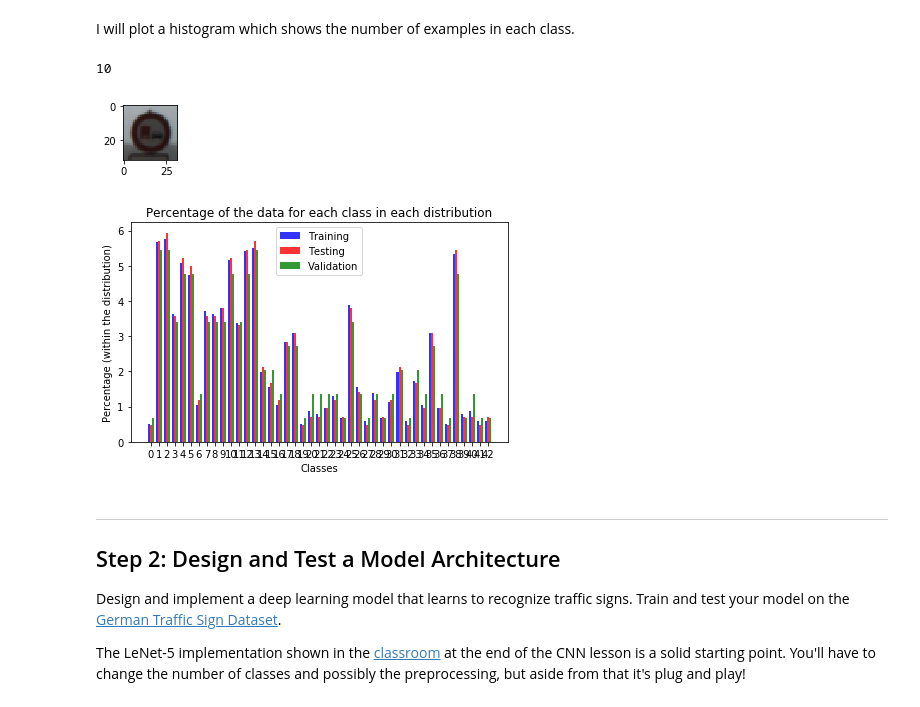
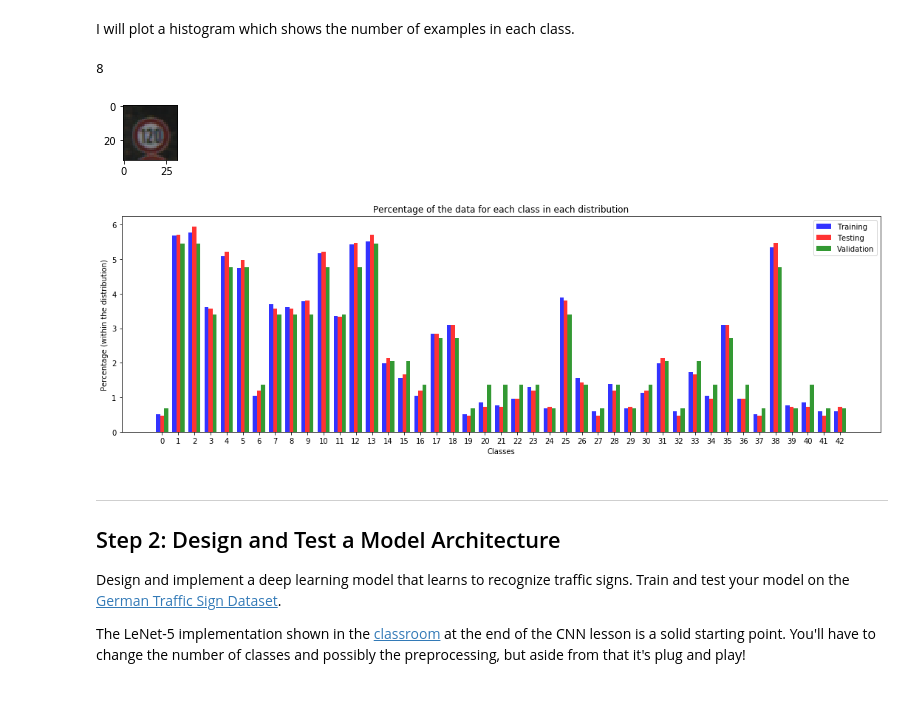
Before and after one commit to emrecanbulut/CarND-Traffic-Sign-Classifier-Project, a Jupyter notebook: Traffic-Sign-Classifier.ipynb, the cells around one changed output. Drawn from its saved outputs; the diff is of its cells as text; code cells hidden in the pictures.

Commit message:
95% accuracy, tested on individual images as well.

```diff
--- a/Traffic-Sign-Classifier.ipynb
+++ b/Traffic-Sign-Classifier.ipynb
@@ -134,7 +134,7 @@ import matplotlib.pyplot as plt
 import random
 # Visualizations will be shown in the notebook.
 %matplotlib inline
-plt.rcParams['figure.figsize'] = [15, 5]  #[width, height]
+default_fig_size = plt.rcParams['figure.figsize']
 
 index = random.randint(0, len(X_train))
 image = X_train[index].squeeze()
@@ -148,40 +148,44 @@ _, trainCount = np.unique(train['labels'], return_counts = True)
 _, testCount = np.unique(test['labels'], return_counts = True)
 _, validCount = np.unique(valid['labels'], return_counts = True)
 # %% [output]
-10
+8
-[figure, old version]
+[figure, new version]
 # %%
+plt.rcParams['figure.figsize'] = [15, 5] #[width, height]
+
 fig, ax = plt.subplots()
 bar_width = 1.5
 opacity = 0.8
 index = uniqueLabels*6
 
 trainBar = plt.bar(index - bar_width, 100*trainCount/n_train, bar_width,
 alpha=opacity,
 color='b',
 label='Training')
 
 testBar = plt.bar(index, 100*testCount/n_test, bar_width,
 alpha=opacity,
 color='r',
 label='Testing')
 
 validBar = plt.bar(index + bar_width, 100*validCount/n_valid, bar_width,
 alpha=opacity,
 color='g',
 label='Validation')
 
 plt.xlabel('Classes')
 plt.ylabel('Percentage (within the distribution)')
 plt.title('Percentage of the data for each class in each distribution')
 
 plt.xticks(index , uniqueLabels)
 plt.legend()
 
 plt.tight_layout()
 plt.show()
+
+plt.rcParams['figure.figsize'] = default_fig_size
 # %% [output]
-[figure, old version]
+[figure, new version]
 # %% [markdown]
 ----
 
```
Also changed, not shown: parts of 16 cells of this notebook, 37 other files.
